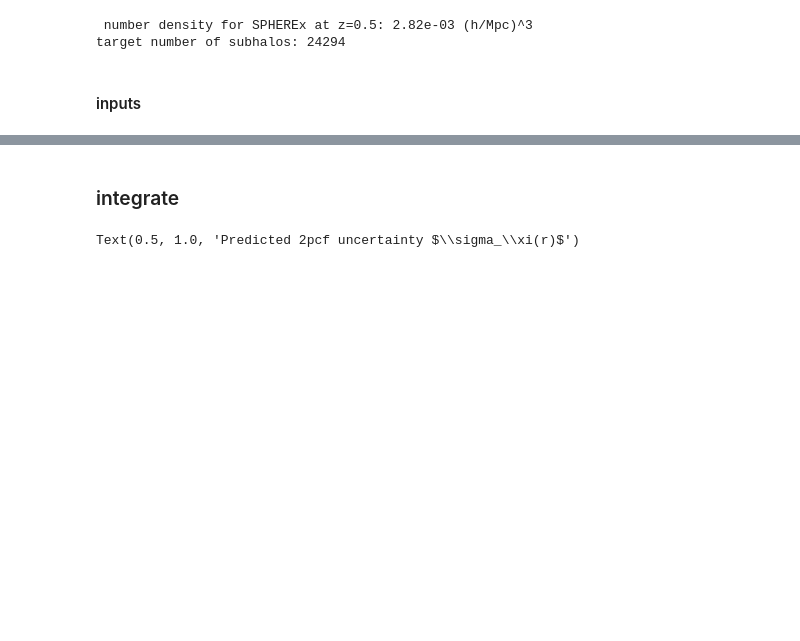
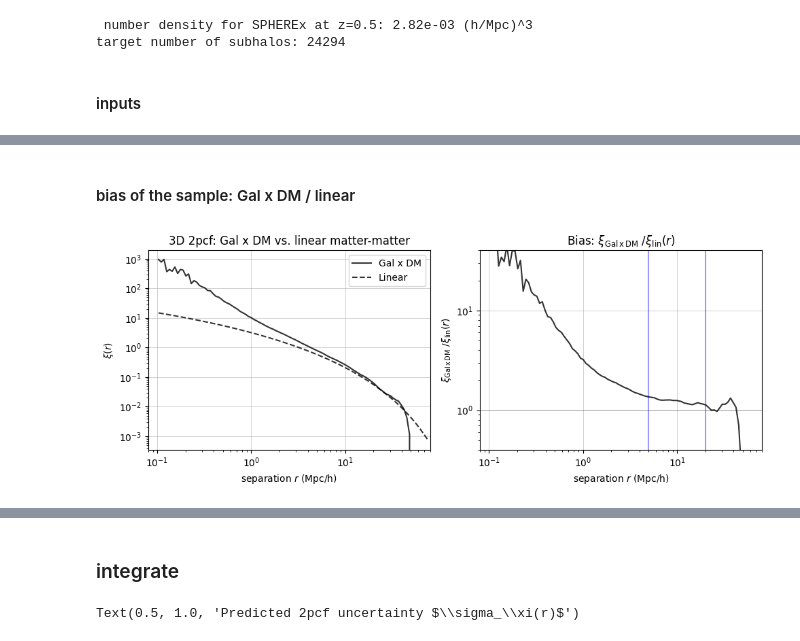
Before and after one commit to abbyw24/small-scale_cross-corrs, a Jupyter notebook: notebooks/xcorr_uncertainty_7-11-23.ipynb, the cells around one changed output, grey strips where cells are left out. Drawn from its saved outputs; the diff is of its cells as text; code cells hidden in the pictures; blank space fills up the shorter version.

```diff
--- a/notebooks/xcorr_uncertainty_7-11-23.ipynb
+++ b/notebooks/xcorr_uncertainty_7-11-23.ipynb
@@ -88,0 +86,20 @@ nbar = len(gal_pos_spec) / V
+# %% [markdown]
+#### bias of the sample: Gal x DM / linear
+# %%
+# underlying dark matter
+dm_pos = tools.get_subsample(sim.dm_pos(), nx=100)
+# corresponding random set
+rand_pos = np.random.uniform(-sim.boxsize.value/2, sim.boxsize.value/2, (len(dm_pos),3)) << runit
+# %%
+# spectroscopic x DM
+# shift all positions to 0-L to meet Corrfunc input requirements
+d1 = gal_pos_spec + sim.boxsize/2
+d2 = dm_pos
+r2 = rand_pos + sim.boxsize/2
+ravg, xix_spec = corrfuncs.xi_cross(d1, d2, r2, r_edges, sim.boxsize)
+
+# linear cf from colossus
+xi_lin = tools.linear_2pcf(sim.redshift, r)
+
+# ratio
+ratio = xix_spec / xi_lin
@@ -88,0 +109,24 @@ nbar = len(gal_pos_spec) / V
+# %%
+fig, axs = plt.subplots(1, 2, figsize=(10,4))
+axs[0].plot(r, xix_spec, 'k-', alpha=0.8, label='Gal x DM')
+axs[0].plot(r, xi_lin, 'k--', alpha=0.8, label='Linear')
+axs[0].set_ylabel(r'$\xi(r)$')
+axs[0].set_title('3D 2pcf: Gal x DM vs. linear matter-matter')
+axs[0].legend()
+
+axs[1].plot(r, ratio, 'k-', alpha=0.8)
+axs[1].axhline(1., c='k', lw=0.5, alpha=0.5)
+axs[1].axvline(rbounds[0].value, c='b', alpha=0.4)
+axs[1].axvline(rbounds[1].value, c='b', alpha=0.4)
+axs[1].set_ylim(0.4,40)
+axs[1].set_ylabel(r'$\xi_\mathrm{Gal\, x\, DM}\ / \xi_\mathrm{lin}(r)$')
+axs[1].set_title(r'Bias: $\xi_\mathrm{Gal\, x\, DM}\ / \xi_\mathrm{lin}(r)$')
+
+for ax in axs:
+    ax.set_xlim(0.08, 80)
+    ax.grid(lw=0.5, alpha=0.8)
+    ax.set_xlabel(r'separation $r$ (Mpc/h)')
+    ax.loglog()
+fig.tight_layout()
+# %% [output]
+[figure, added]
```
Also changed, not shown: parts of 24 cells of this notebook, 1 other file.
